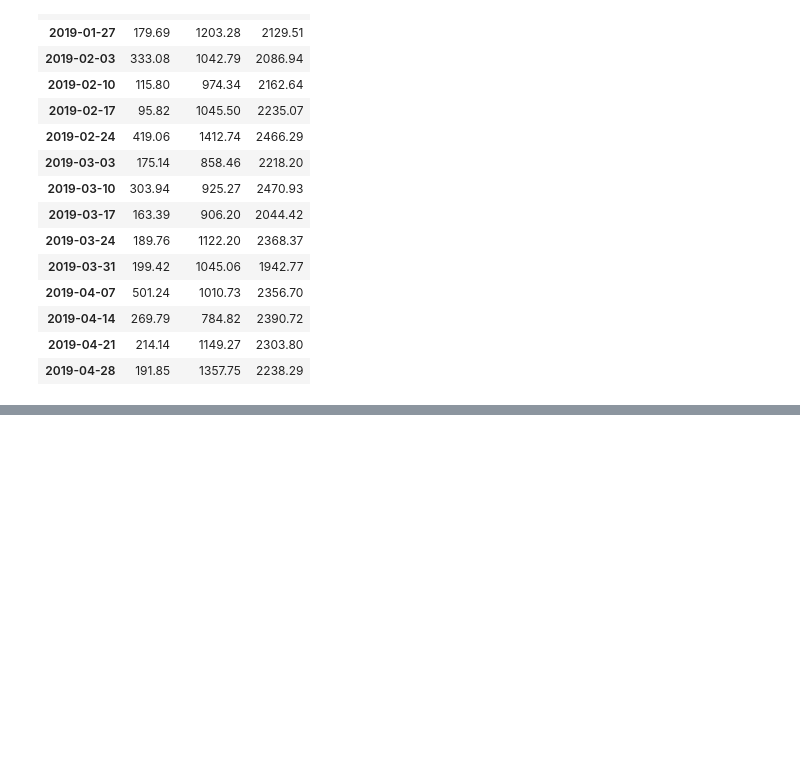
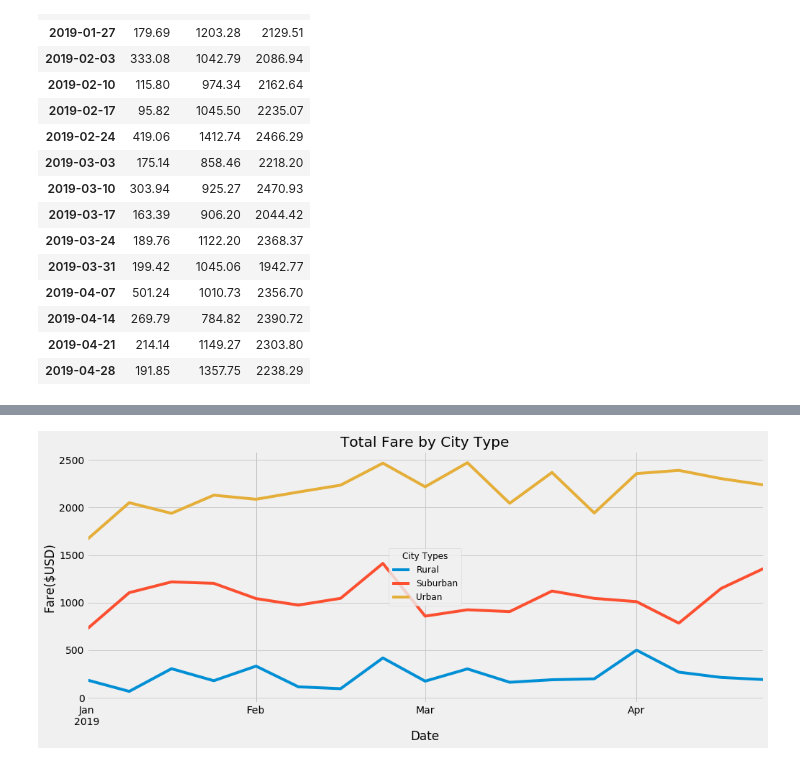
Before and after one commit to priyankasenapati/Priyanka_PyBer_Analysis, a Jupyter notebook: PyBer Summary DataFrame.ipynb, the cells around one changed output, grey strips where cells are left out. Drawn from its saved outputs; the diff is of its cells as text; code cells hidden in the pictures; blank space fills up the shorter version.

Commit message:
PyBer Summary DataFrame.ipynb and other files

```diff
--- a/PyBer Summary DataFrame.ipynb
+++ b/PyBer Summary DataFrame.ipynb
@@ -323,3 +323,7 @@ fares_sum_resample_df
 | 2019-04-14 | 269.79 | 784.82 | 2390.72 |
 | 2019-04-21 | 214.14 | 1149.27 | 2303.80 |
 | 2019-04-28 | 191.85 | 1357.75 | 2238.29 |
+# %%
+# Dataframe index reset
+fares_sum_resample_df.reset_index(0, inplace=True)
+fares_sum_resample_df
@@ -325,0 +349,29 @@ fares_sum_resample_df
+# %%
+#13 Using the object-oriented interface method, plot the DataFrame you
+#created in Step 12 using the df.plot() function. Things to consider with
+#your plotting:
+
+plt.style.use('fivethirtyeight')
+fig, ax = plt.subplots(figsize = (15,6))
+ax.set_title('Total Fare by City Type')
+fares_sum_resample_df.plot.line(x='Date', y='Rural',ax=ax )
+fares_sum_resample_df.plot.line(x='Date', y='Suburban', ax=ax)
+fares_sum_resample_df.plot.line(x='Date', y='Urban', ax=ax)
+
+# Create labels for the x and y axes.
+ax.set_xlabel("Date")
+ax.set_ylabel("Fare($USD)")
+
+#Add the legend.
+lgnd = plt.legend(fontsize="12", mode="Expanded",
+         scatterpoints=1, loc="best", title="City Types")
+lgnd.legendHandles[0]._sizes = [75]
+lgnd.legendHandles[1]._sizes = [75]
+lgnd.legendHandles[2]._sizes = [75]
+lgnd.get_title().set_fontsize(12)
+# Save the figure.
+plt.savefig("analysis/Fig9.png")
+# Show the plot
+plt.show()
+# %% [output]
+[figure, added]
```
Also changed, not shown: parts of 1 cell of this notebook, 1 other file.
